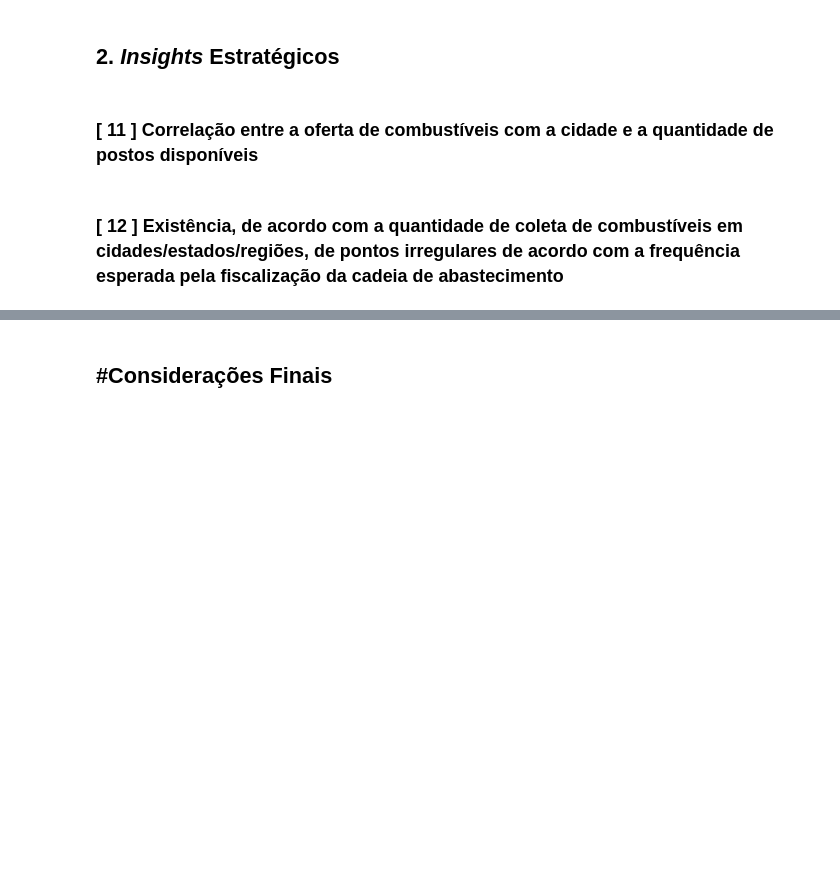
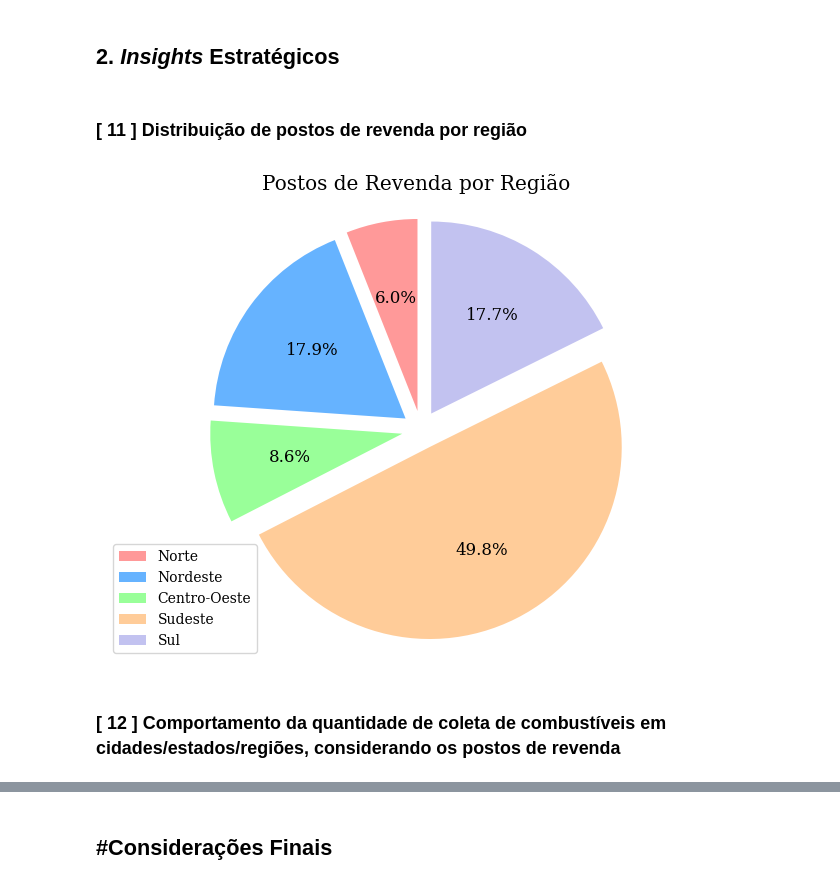
Before and after one commit to mouravitor313/Projeto-em-Grupo-Modulo-4, a Jupyter notebook: [M4]_Projeto_em_Grupo.ipynb, the cells around one changed output, grey strips where cells are left out. Saved outputs shown, nothing was run; the diff lists cells and outputs as text; code cells hidden in the pictures; blank space fills up the shorter version.

```diff
--- a/[M4]_Projeto_em_Grupo.ipynb
+++ b/[M4]_Projeto_em_Grupo.ipynb
@@ -1168,7 +1168,39 @@ plt.show()
 [figure]
 # %% [markdown]
 ## 2. *Insights* Estratégicos
-# %% [markdown]
-### [ 11 ] Correlação entre a oferta de combustíveis com a cidade e a quantidade de postos disponíveis
+# %% [markdown]
+### [ 11 ] Distribuição de postos de revenda por região
+# %%
+#armazenando por variável de região a quantidade de postos de revenda via .loc()
+#a função .nunique() complementa para contar o número de valores únicos na coluna 'Revenda' com base na região filtrada
+postosN = copia.loc[copia['Regiao - Sigla'] == 'N', 'Revenda'].nunique()
+postosNE = copia.loc[copia['Regiao - Sigla'] == 'NE', 'Revenda'].nunique()
+postosCO = copia.loc[copia['Regiao - Sigla'] == 'CO', 'Revenda'].nunique()
+postosSE = copia.loc[copia['Regiao - Sigla'] == 'SE', 'Revenda'].nunique()
+postosS = copia.loc[copia['Regiao - Sigla'] == 'S', 'Revenda'].nunique()
+#variável que armazena o total de postos de revenda únicos
+totalpostos = copia['Revenda'].nunique()
+#calculando a percentagem de postos por região
+porcentagemN = (postosN / totalpostos) * 100
+porcentagemNE = (postosNE / totalpostos) * 100
+porcentagemCO = (postosCO / totalpostos) * 100
+porcentagemSE = (postosSE / totalpostos) * 100
+porcentagemS = (postosS / totalpostos) * 100
+# %%
+#construção do gráfico em pizza
+plt.rcParams['font.size'] = 12
+labels = ['Norte', 'Nordeste', 'Centro-Oeste', 'Sudeste', 'Sul']
+sizes = [porcentagemN, porcentagemNE, porcentagemCO, porcentagemSE, porcentagemS]
+colors = ['#ff9999', '#66b3ff', '#99ff99', '#ffcc99', '#c2c2f0']
+destaque = (0.1, 0.1, 0.1, 0.1, 0.1)  #destacando a primeira fatia (Região Norte)
+#plotagem dos dados
+plt.figure(figsize=(8, 6))
+plt.pie(sizes, explode=destaque, colors=colors, autopct='%1.1f%%', startangle=90)
+plt.title('Postos de Revenda por Região')
+plt.axis('equal')  #tornando o gráfico de pizza circular
+plt.legend(labels, loc='best', fontsize=10)
+plt.show()
+# %% [output]
+[figure, added]
 # %% [markdown]
-### [ 12 ] Existência, de acordo com a quantidade de coleta de combustíveis em cidades/estados/regiões, de pontos irregulares de acordo com a frequência esperada pela fiscalização da cadeia de abastecimento
+### [ 12 ] Comportamento da quantidade de coleta de combustíveis em cidades/estados/regiões, considerando os postos de revenda
```
Also changed, not shown: parts of 10 cells of this notebook.
